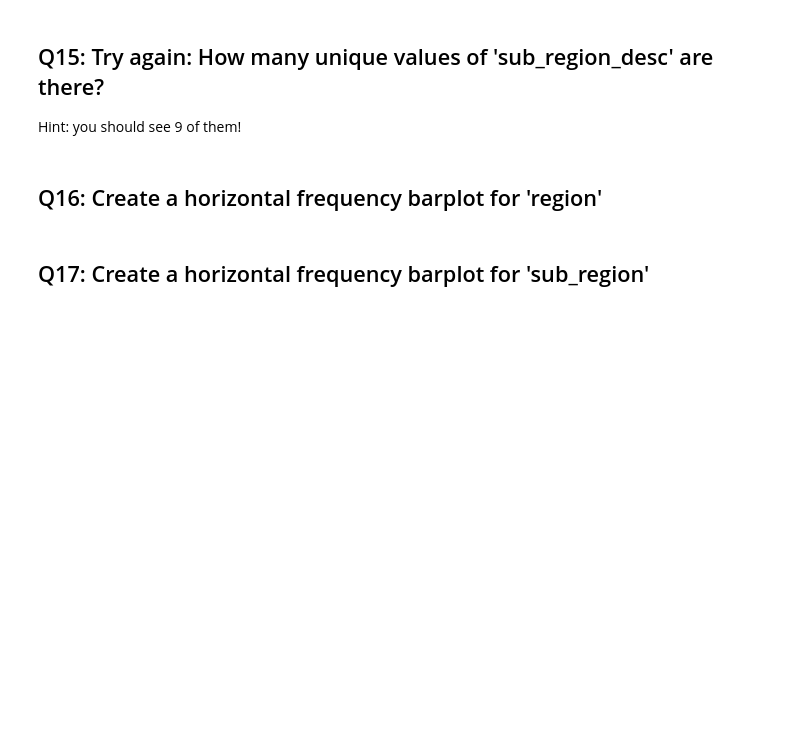
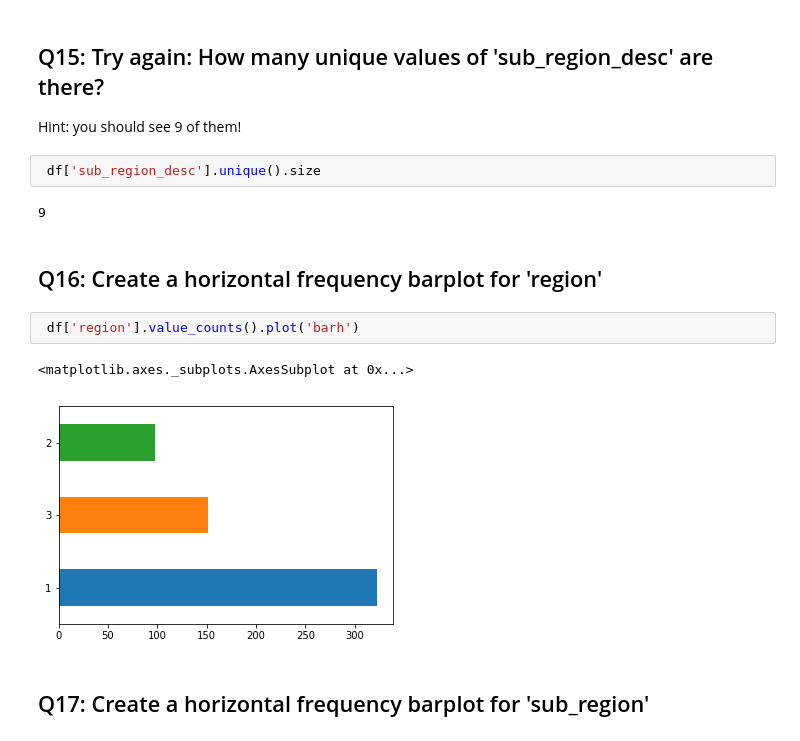
Before and after one commit to yichiang/dsp, a Jupyter notebook: python/pandas/2_pandas_olive_questions.ipynb, the cells around one changed output. Saved outputs shown, nothing was run; the diff lists cells and outputs as text; blank space fills up the shorter version.

```diff
--- a/python/pandas/2_pandas_olive_questions.ipynb
+++ b/python/pandas/2_pandas_olive_questions.ipynb
@@ -211,7 +206,16 @@ df['sub_region_desc'].unique().szie
 # %% [markdown]
 ## Q15:  Try again:  How many unique values of 'sub_region_desc' are there?
 Hint:  you should see 9 of them!
+# %%
+ df['sub_region_desc'].unique().size
+# %% [output]
+9
 # %% [markdown]
 ## Q16:   Create a horizontal frequency barplot for 'region'
+# %%
+ df['region'].value_counts().plot('barh')
+# %% [output]
+<matplotlib.axes._subplots.AxesSubplot at 0x...>
+[figure, added]
 # %% [markdown]
 ## Q17:   Create a horizontal frequency barplot for 'sub_region'
```
Also changed, not shown: parts of 12 cells of this notebook, 7 other files.
